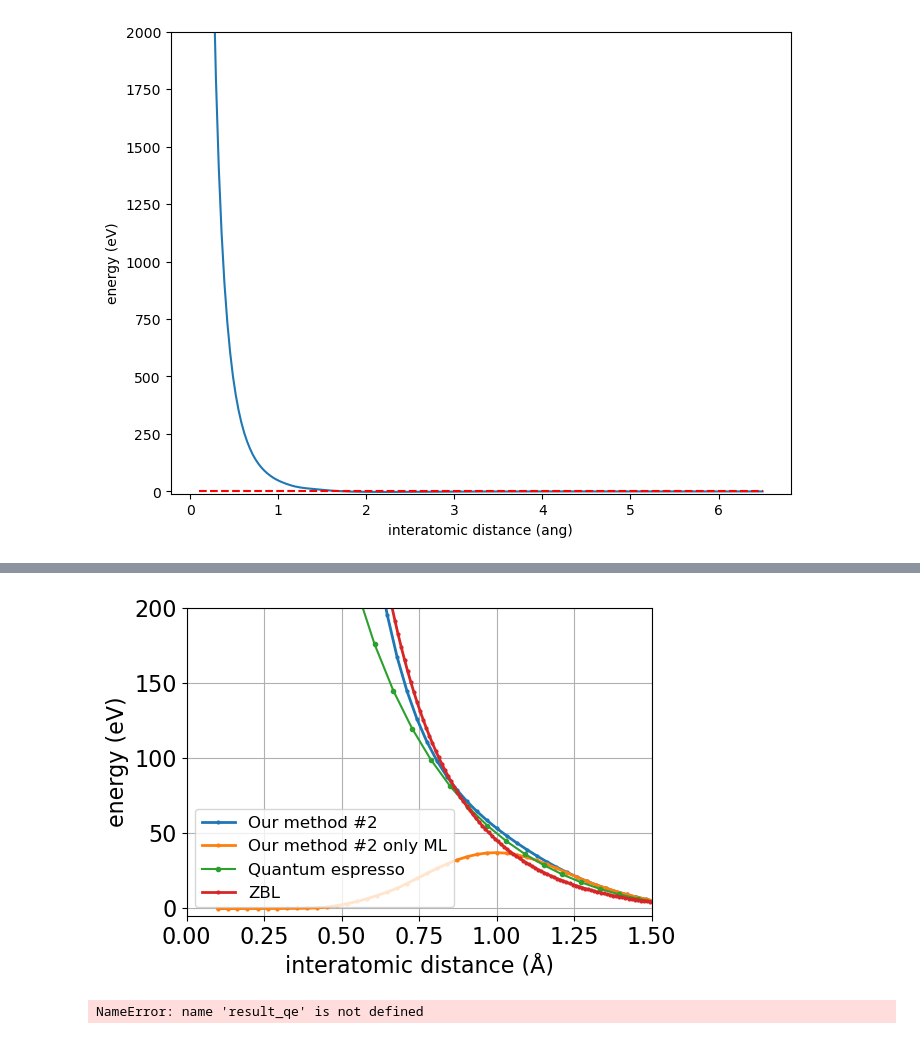
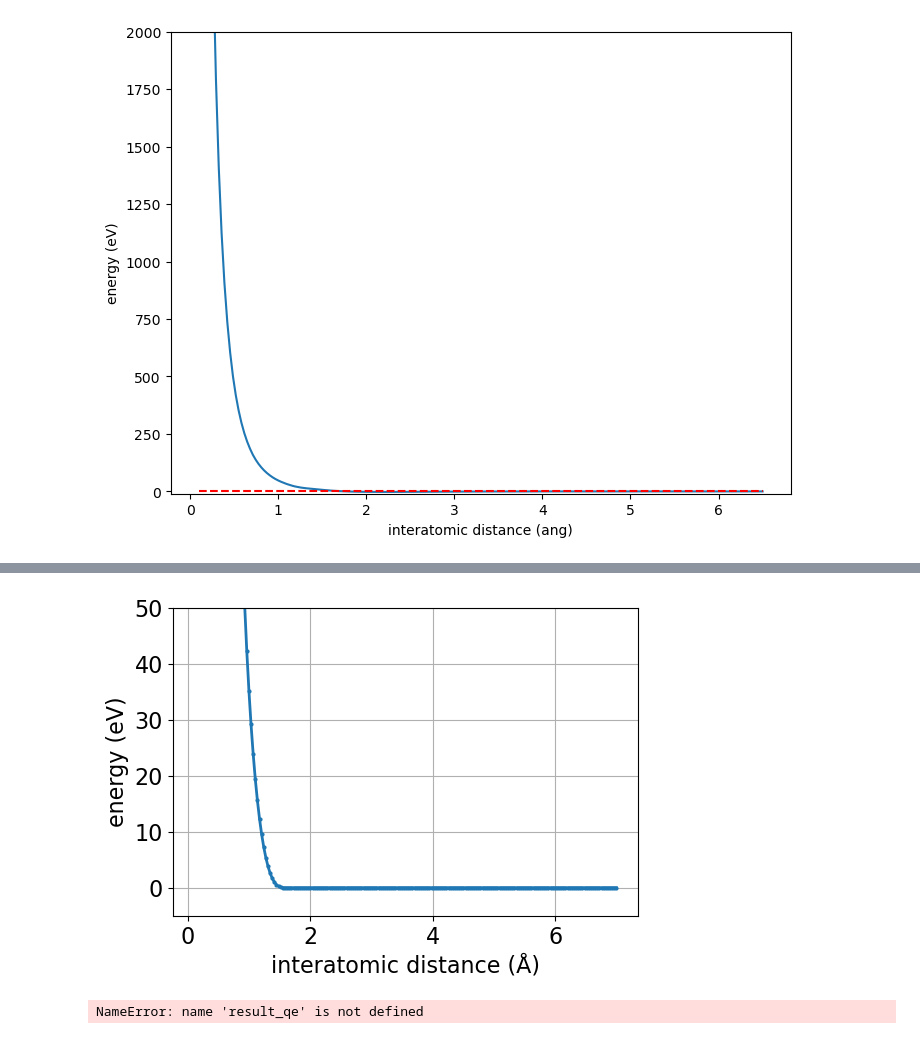
Before and after one commit to y1u0d2a1i/ml_potential, a Jupyter notebook: analyze/lmp/wip/plot-two-body-potential.ipynb, the cells around one changed output, grey strips where cells are left out. Saved outputs shown, nothing was run; the diff lists cells and outputs as text; code cells hidden in the pictures.

```diff
--- a/analyze/lmp/wip/plot-two-body-potential.ipynb
+++ b/analyze/lmp/wip/plot-two-body-potential.ipynb
@@ -183,16 +183,16 @@ ax = fig.add_subplot(111)
 # plot_two_body(result_ml_zbl, label='ML+ZBL (cutoff_zbl=1.4)', ax=ax)
 # plot_two_body(result_ml_zbl_1, label='ML+ZBL (cutoff_zbl=1.2)', ax=ax)
 
-plot_two_body(result_ml_zbl_2, label="Our method #2", ax=ax)
+# plot_two_body(result_ml_zbl_2, label="Our method #2", ax=ax)
 # plot_two_body(result_ml_zbl_2, label="ML", ax=ax)
-# plot_two_body(result_zbl, label='ZBL', ax=ax)
+plot_two_body(result_zbl, label='ZBL', ax=ax)
 
 # plot_two_body(result_ml_zbl_16, label='ML+ZBL ', ax=ax)
 # plot_two_body(result_ml_ga, label='ML+Gaussian(fit)', ax=ax)
 # plot_two_body(result_ml_zbl_mod, label='ML+ZBL modified', ax=ax)
 # plot_two_body(result_ml_15, label='ML', ax=ax)
 
-plot_two_body(result_ml, label='Our method #2 only ML', ax=ax)
+# plot_two_body(result_ml, label='Our method #2 only ML', ax=ax)
 
 # plot_two_body(result_ml_16, label='ML (model16)', ax=ax)
 # plot_two_body(result_ml_11, label='ML model11', ax=ax)
@@ -245,44 +245,44 @@ path2target = '/Users/y1u0d2/desktop/Lab/result/qe/Si/mp-149_dimer/coord/spin/re
 result_qe_spin = get_dimer_result(path2target)
 result_qe_spin = result_qe_spin.sort_values(by='distance')
 result_qe_spin.to_csv(os.path.join(path2target, 'qe.csv'))
-ax.plot(result_qe_spin['distance'], result_qe_spin['energy'] - 2 * ZERO_POINT_ENERGY, label='Quantum espresso', marker='o', markersize=3)
+# ax.plot(result_qe_spin['distance'], result_qe_spin['energy'] - 2 * ZERO_POINT_ENERGY, label='Quantum espresso', marker='o', markersize=3)
 
-plot_two_body(result_zbl_, label='ZBL', ax=ax)
+# plot_two_body(result_zbl_, label='ZBL', ax=ax)
 # path2target = '/Users/y1u0d2/desktop/Lab/result/qe/Si/mp-149_dimer/coord/05/result'
 # result_qe3 = get_dimer_result(path2target)
 # result_qe3 = result_qe3.sort_values(by='distance')
 # ax.plot(result_qe3['distance'], result_qe3['energy']+1260.14108, label='Quantum espresso3')
 
 # path2target = '/Users/y1u0d2/desktop/Lab/result/qe/Si/mp-149_dimer/coord/06/result'
 # result_qe4 = get_dimer_result(path2target)
 # result_qe4 = result_qe4.sort_values(by='distance')
 # ax.plot(result_qe4['distance'], result_qe4['energy']+1260.14108, label='Quantum espresso4', marker='o')
 
 # Gaussian
 hartree2ev = 27.2114
 ga_df = pd.read_csv('/Users/y1u0d2/desktop/Lab/result/gaussian/Si/distance_and_energy.csv')
 
 # ax.plot(ga_df['distance'], ga_df['energy'] + 15740.401162, label='Gaussian', marker='o', markersize=3)
 
 
 # ax.plot(np.linspace(0, 6, 10), np.full(10, -2.2548*2))
 
 # ax.set_title('Comparison of potentials', fontsize=fs)
 ax.set_xlabel('interatomic distance (Å)', fontsize=fs)
 ax.set_ylabel('energy (eV)', fontsize=fs)
 ax.tick_params(axis='x', labelsize=16)
 ax.tick_params(axis='y', labelsize=16)
 ax.grid()
-ax.legend(fontsize=12)
+# ax.legend(fontsize=12)
 
 # ax.set_ylim(-5, 500)
-ax.set_ylim(-5 , 200)
+ax.set_ylim(-5 , 50)
 # ax.set_xlim(0., 6.0)
-ax.set_xlim(0., 1.5)
+# ax.set_xlim(0., 1.5)
 
 fig.show()
 # %% [output]
-[figure, old version]
+[figure, new version]
 # %%
 result_qe = result_qe.sort_values(by='distance').reset_index(drop=True)
 result_qe['shifted_energy'] = result_qe['energy']+1260.14108
```
Also changed, not shown: 1 other file.
